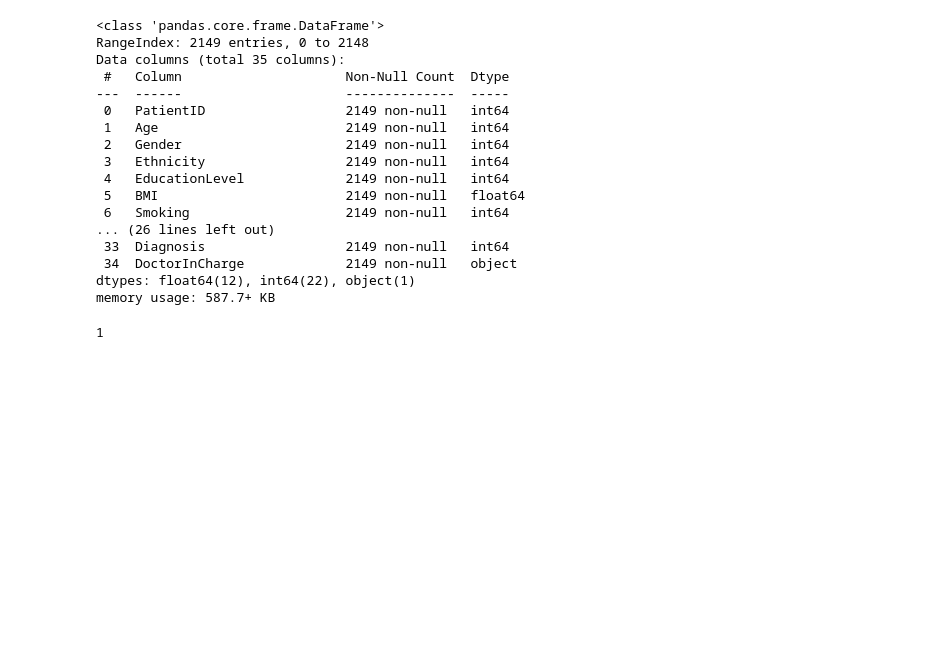
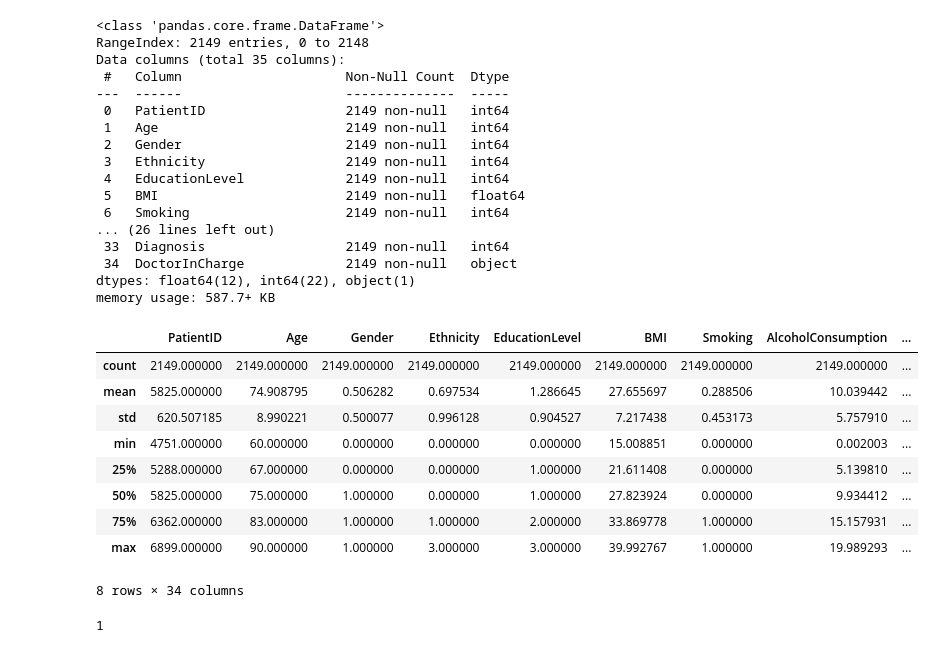
Before and after one commit to mtkrahling/-kaggle_projects, a Jupyter notebook: alzheimers.ipynb, the cells around one changed output. Saved outputs shown, nothing was run; the diff lists cells and outputs as text; code cells hidden in the pictures; blank space fills up the shorter version.

```diff
--- a/alzheimers.ipynb
+++ b/alzheimers.ipynb
@@ -61,3 +63,16 @@ Data columns (total 35 columns):
  34  DoctorInCharge             2149 non-null   object
 dtypes: float64(12), int64(22), object(1)
 memory usage: 587.7+ KB
+# %%
+df.describe()
+# %% [output]
+|  | PatientID | Age | Gender | Ethnicity | EducationLevel | BMI | Smoking | AlcoholConsumption | ... |
+| count | 2149.000000 | 2149.000000 | 2149.000000 | 2149.000000 | 2149.000000 | 2149.000000 | 2149.000000 | 2149.000000 | ... |
+| mean | 5825.000000 | 74.908795 | 0.506282 | 0.697534 | 1.286645 | 27.655697 | 0.288506 | 10.039442 | ... |
+| std | 620.507185 | 8.990221 | 0.500077 | 0.996128 | 0.904527 | 7.217438 | 0.453173 | 5.757910 | ... |
+| min | 4751.000000 | 60.000000 | 0.000000 | 0.000000 | 0.000000 | 15.008851 | 0.000000 | 0.002003 | ... |
+| 25% | 5288.000000 | 67.000000 | 0.000000 | 0.000000 | 1.000000 | 21.611408 | 0.000000 | 5.139810 | ... |
+| 50% | 5825.000000 | 75.000000 | 1.000000 | 0.000000 | 1.000000 | 27.823924 | 0.000000 | 9.934412 | ... |
+| 75% | 6362.000000 | 83.000000 | 1.000000 | 1.000000 | 2.000000 | 33.869778 | 1.000000 | 15.157931 | ... |
+| max | 6899.000000 | 90.000000 | 1.000000 | 3.000000 | 3.000000 | 39.992767 | 1.000000 | 19.989293 | ... |
+8 rows × 34 columns
```
Also changed, not shown: parts of 12 cells of this notebook.
